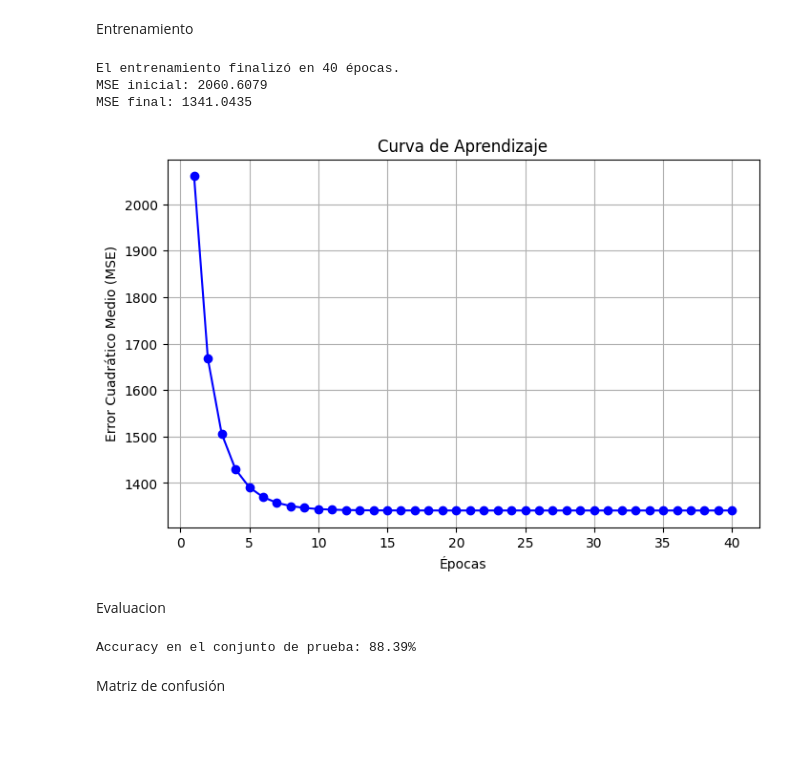
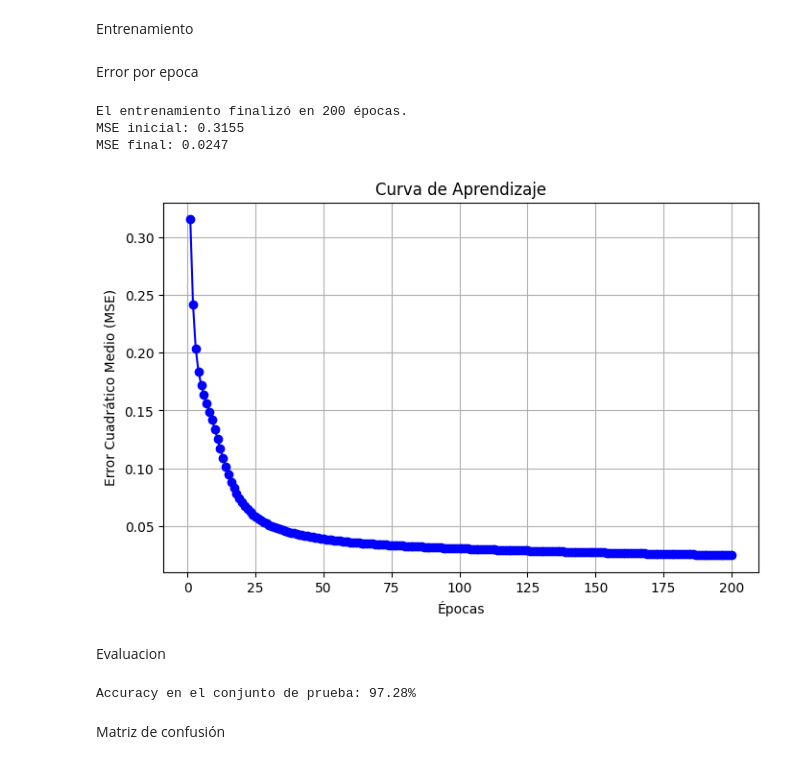
Before and after one commit to OscarGalloGarcia/Msc-artificial-neural-networks, a Jupyter notebook: P3_Red_Nuronal_Multicapa.ipynb, the cells around one changed output. Drawn from its saved outputs; the diff is of its cells as text; code cells hidden in the pictures; blank space fills up the shorter version.

Commit message:
Accuracy = 97% bueno para generalizar pero para la clase C1 con muy pocos datos de entrenamiento le cuesta reconocer los datos tanto en entrenamiento como en test (hay un underfit de esa clase)

```diff
--- a/P3_Red_Nuronal_Multicapa.ipynb
+++ b/P3_Red_Nuronal_Multicapa.ipynb
@@ -31,6 +31,9 @@ class MLP:
     self.learning_rate = learning_rate # eta -> learning rate
     self.shuffle = shuffle #mezclar patrones al inicio
 
+    self.error = []
+
+
     #inicializar
     for l in range(1, self.L + 1):
       self.w[l] = -1 + 2 * np.random.rand(l_layers[l], l_layers[l - 1])
@@ -43,13 +46,17 @@ class MLP:
     da = a * (1 - a)
     return a, da
 
+
   def net_input(self, X):
     return np.dot(X, self.w) + self.b # v
 
   def train(self, X, Y, epochs):
     n_samples = X.shape[1] # número de muestras
     #Gradiente descendente
+
+    self.error = []
     for _ in range(epochs):
+      suma_error_epoca = 0
       for p in range(n_samples):
         # Instanciando variables necesarias
         a = [None] * (self.L + 1)
@@ -81,12 +88,18 @@ class MLP:
           self.w[l] += self.learning_rate * np.dot(local_gradient[l], A[l - 1].T)
           self.b[l] += self.learning_rate * local_gradient[l]
 
+        e_p = Y[:, p].reshape(4, 1) - a[self.L]# Error de cada patron
+        suma_error_epoca += np.sum(e_p ** 2) * 0.5
+
+      Eav = suma_error_epoca / n_samples
+      self.error.append(Eav)
+
   def predict(self, X):
     # Forward propagation to predict outputs
     a = np.asanyarray(X)
     for l in range(1, self.L + 1): #Desde la capa 1 hasta la ultima
       z = np.dot(self.w[l], a) + self.b[l]
-      a = self.f[l](z)
+      a = self.f[l](z)[0]
     return a
 # %% [markdown]
 Ingesta de datos
@@ -237,10 +250,10 @@ np.random.seed(42) #semilla para la inicializacion de pesos
 
 #Arquitectura de red
 # entradas, capa oculta, capa salida
-l = [2, 4, 4]
+l = [2, 6, 4]
 
 net = MLP(l_layers=l, n_inputs=n_inputs,
-            learning_rate=0.0001,
+            learning_rate=0.01,
             shuffle=True)
 # %%
 net.w[1]
@@ -251,39 +264,47 @@ x.shape
 # %% [markdown]
 Entrenamiento
 # %%
-net.train(X=x.T, Y=y.T, epochs=10)
+net.train(X=x.T, Y=y.T, epochs=200)
+# %% [markdown]
+Error por epoca
 # %%
-print(f"El entrenamiento finalizó en {len(a.mse)} épocas.")
-print(f"MSE inicial: {.mse[0]:.4f}")
-print(f"MSE final: {a.mse[-1]:.4f}")
+print(f"El entrenamiento finalizó en {len(net.error)} épocas.")
+print(f"MSE inicial: {net.error[0]:.4f}")
+print(f"MSE final: {net.error[-1]:.4f}")
 
 # Graficar la curva del MSE para verificar la convergencia
 plt.figure(figsize=(8, 5))
-plt.plot(range(1, len(a.mse) + 1), a.mse, marker='o', color='b')
+plt.plot(range(1, len(net.error) + 1), net.error, marker='o', color='b')
 plt.xlabel('Épocas')
 plt.ylabel('Error Cuadrático Medio (MSE)')
 plt.title('Curva de Aprendizaje')
 plt.grid(True)
 plt.show()
 # %% [output]
-El entrenamiento finalizó en 40 épocas.
-MSE inicial: 2060.6079
-MSE final: 1341.0435
+El entrenamiento finalizó en 200 épocas.
+MSE inicial: 0.3155
+MSE final: 0.0247
-[figure, old version]
+[figure, new version]
 # %% [markdown]
 Evaluacion
 # %%
 #Utilizando el conjunto que dejamos para el test
 x_test_raw = np.asanyarray(test[['altura', 'peso']])
 x_test = (x_test_raw - mean) / std
-y_test = np.asanyarray(test['d']).ravel()
 
-y_pred = a.predict(x_test)
+y_test = np.asanyarray(test[['C1', 'C2', 'C3', 'C4']])
+
+y_pred = net.predict(x_test.T)
+
+# Como y_pred retorna probabilidades continuas, podemos redondear o usar argmax
+# para obtener la clase predicha y calcular la exactitud (accuracy)
+y_pred_class = np.argmax(y_pred, axis=0)
+y_test_class = np.argmax(y_test, axis=1)
 
 # Calculo del accuracy
-exactitud = np.mean(y_pred == y_test)
-print(f"Accuracy en el conjunto de prueba: {exactitud * 100:.2f}%")
+accuracy = np.mean(y_pred_class == y_test_class)
+print(f"Accuracy en el conjunto de prueba: {accuracy * 100:.2f}%")
 # %% [output]
-Accuracy en el conjunto de prueba: 88.39%
+Accuracy en el conjunto de prueba: 97.28%
 # %% [markdown]
 Matriz de confusión
```
Also changed, not shown: parts of 7 cells of this notebook.
